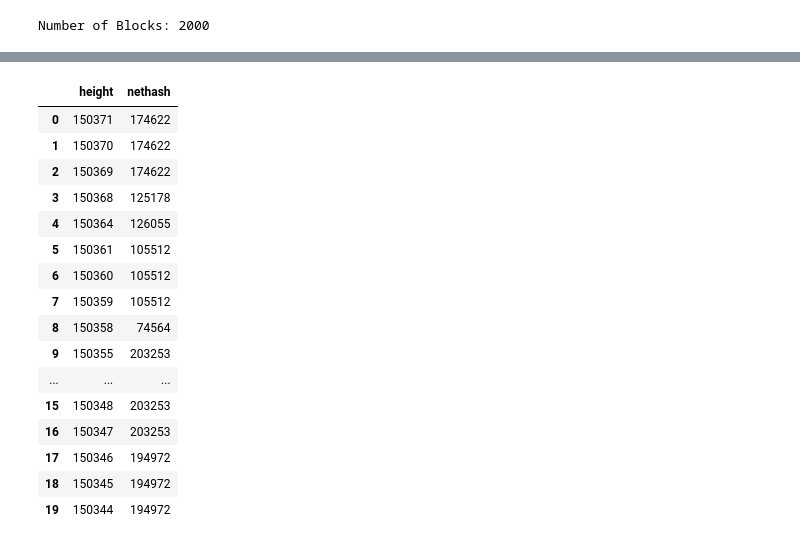
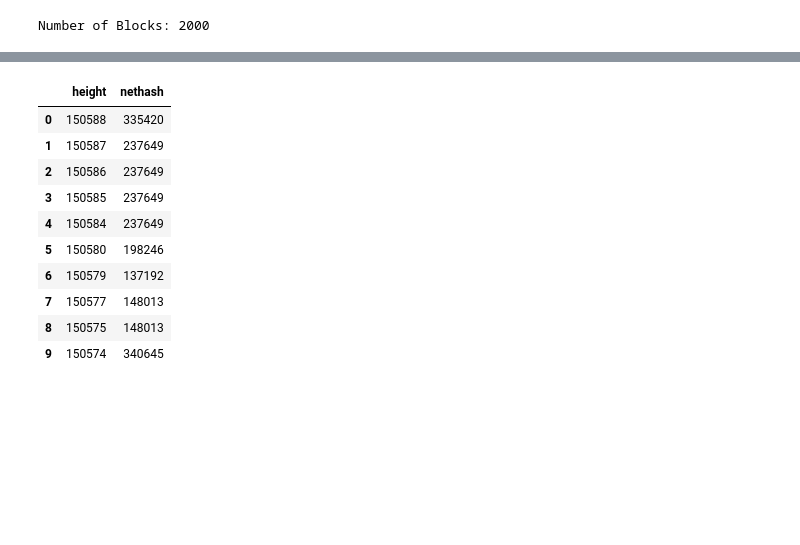
Before and after one commit to kxi/mining-coin-stats, a Jupyter notebook: analyze_SPD.ipynb, the cells around one changed output, grey strips where cells are left out. Cells and saved outputs as stored; diff of their text form; code cells hidden in the pictures; blank space fills up the shorter version.

```diff
--- a/analyze_SPD.ipynb
+++ b/analyze_SPD.ipynb
@@ -186,20 +202,14 @@ Latest Block: 150371
 # %%
-df_nethash.head(20)
+df_nethash.head(10)
 # %% [output]
 |  | height | nethash |
-| 0 | 150371 | 174622 |
-| 1 | 150370 | 174622 |
-| 2 | 150369 | 174622 |
-| 3 | 150368 | 125178 |
-| 4 | 150364 | 126055 |
-| 5 | 150361 | 105512 |
-| 6 | 150360 | 105512 |
-| 7 | 150359 | 105512 |
-| 8 | 150358 | 74564 |
-| 9 | 150355 | 203253 |
-| ... | ... | ... |
-| 15 | 150348 | 203253 |
-| 16 | 150347 | 203253 |
-| 17 | 150346 | 194972 |
-| 18 | 150345 | 194972 |
-| 19 | 150344 | 194972 |
+| 0 | 150588 | 335420 |
+| 1 | 150587 | 237649 |
+| 2 | 150586 | 237649 |
+| 3 | 150585 | 237649 |
+| 4 | 150584 | 237649 |
+| 5 | 150580 | 198246 |
+| 6 | 150579 | 137192 |
+| 7 | 150577 | 148013 |
+| 8 | 150575 | 148013 |
+| 9 | 150574 | 340645 |
```
Also changed, not shown: parts of 22 cells of this notebook, 5 other files.
